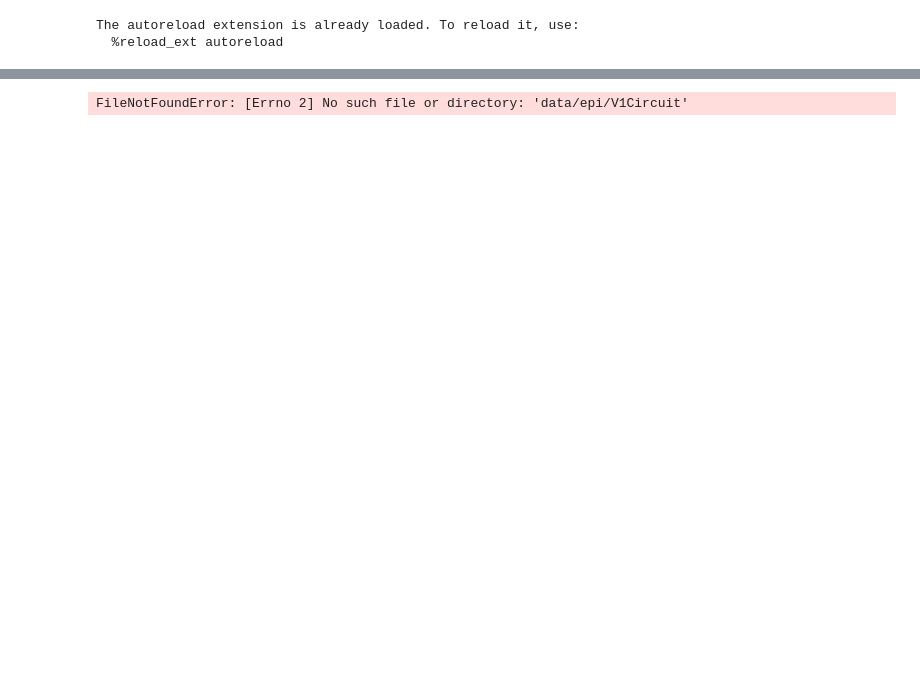
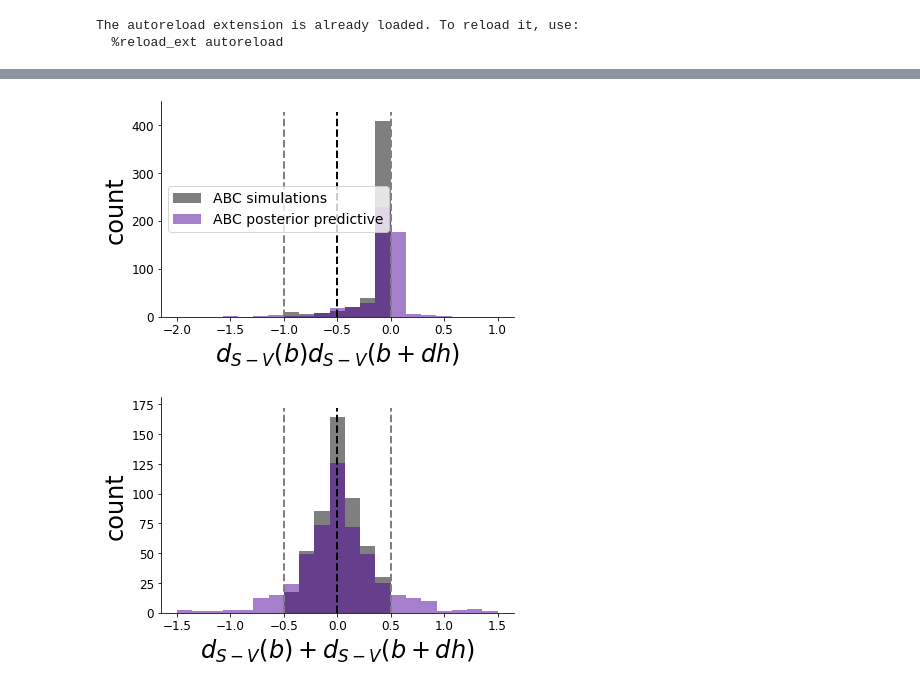
Before and after one commit to cunningham-lab/epi, a Jupyter notebook: notebooks/V1_Circuit/V1_explore1.ipynb, the cells around one changed output, grey strips where cells are left out. Drawn from its saved outputs; the diff is of its cells as text; code cells hidden in the pictures; blank space fills up the shorter version.

```diff
--- a/notebooks/V1_Circuit/V1_explore1.ipynb
+++ b/notebooks/V1_Circuit/V1_explore1.ipynb
@@ -238,5 +184,28 @@ while num_plot < 5:
-# %%
-epi_df = model.get_epi_df()
-epi_df.head()
-# %% [output]
-FileNotFoundError: [Errno 2] No such file or directory: 'data/epi/V1Circuit'
+# %%
+T_x_sim = model.eps(z).numpy()
+# %%
+from epi.util import plot_T_x
+
+nbins=21
+xmins = [-2, -1.5]
+xmaxs = [1, 1.5]
+xlabels = [r"$d_{S-V}(b)d_{S-V}(b+dh)$",
+           r"$d_{S-V}(b) + d_{S-V}(b+dh)$"]
+
+if diff_prod_mean == -0.25:
+    mu = np.array([-0.25, 0.0, 0.125**2, 0.125**2])
+else:
+    mu = np.array([-0.5, 0.0, 0.25**2, 0.25**2])
+
+for i in range(2):
+    ax = plot_T_x(T_x[:,i], T_x_sim[:,i], bins=nbins,
+                 x_mean=mu[i], x_std=np.sqrt(mu[i+2]),
+                 xmin=xmins[i], xmax=xmaxs[i],
+                 xlabel=xlabels[i], ylim=None, fontsize=24)
+    if i==0:
+        plt.legend()
+    plt.tight_layout()
+    plt.savefig(figdir + 'SVflip_ABC_Tx%d.png' % (i+1))
+# %% [output]
+[figure, added]
+[figure, added]
```
Also changed, not shown: parts of 12 cells of this notebook, 3 other files.
